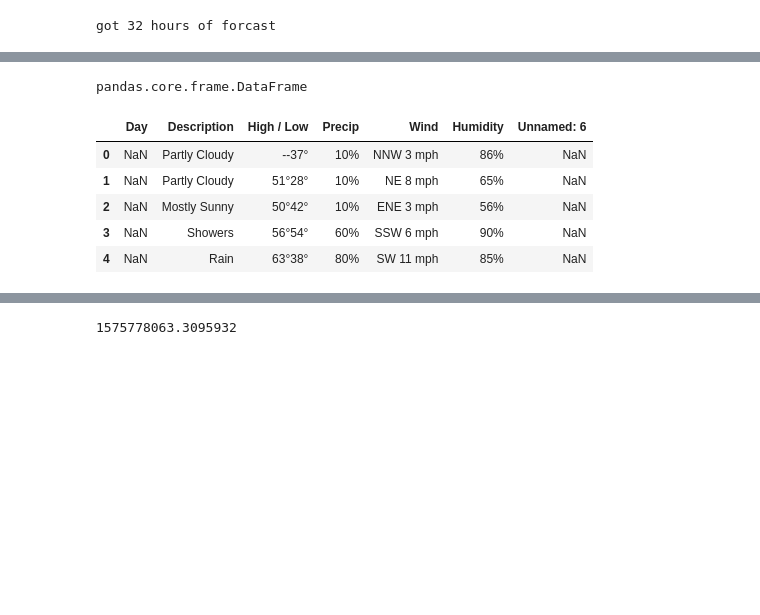
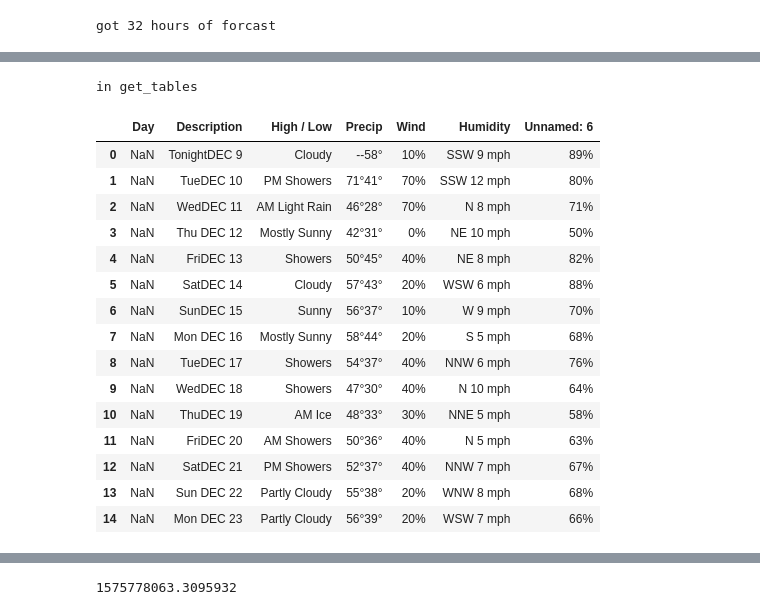
Before and after one commit to mvanorder/forecast-forecast_old, a Jupyter notebook: JoelVision/Extract/test_space.ipynb, the cells around one changed output, grey strips where cells are left out. Cells and saved outputs as stored; diff of their text form; code cells hidden in the pictures; blank space fills up the shorter version.

```diff
--- a/JoelVision/Extract/test_space.ipynb
+++ b/JoelVision/Extract/test_space.ipynb
@@ -287,14 +429,21 @@ goto_tenday(browser)
 # %%
 df = get_tables('ten_day', browser)
-type(df)
+df
 # %% [output]
-pandas.core.frame.DataFrame
+in get_tables
+|  | Day | Description | High / Low | Precip | Wind | Humidity | Unnamed: 6 |
+| 0 | NaN | TonightDEC 9 | Cloudy | --58° | 10% | SSW 9 mph | 89% |
+| 1 | NaN | TueDEC 10 | PM Showers | 71°41° | 70% | SSW 12 mph | 80% |
+| 2 | NaN | WedDEC 11 | AM Light Rain | 46°28° | 70% | N 8 mph | 71% |
+| 3 | NaN | Thu DEC 12 | Mostly Sunny | 42°31° | 0% | NE 10 mph | 50% |
+| 4 | NaN | FriDEC 13 | Showers | 50°45° | 40% | NE 8 mph | 82% |
+| 5 | NaN | SatDEC 14 | Cloudy | 57°43° | 20% | WSW 6 mph | 88% |
+| 6 | NaN | SunDEC 15 | Sunny | 56°37° | 10% | W 9 mph | 70% |
+| 7 | NaN | Mon DEC 16 | Mostly Sunny | 58°44° | 20% | S 5 mph | 68% |
+| 8 | NaN | TueDEC 17 | Showers | 54°37° | 40% | NNW 6 mph | 76% |
+| 9 | NaN | WedDEC 18 | Showers | 47°30° | 40% | N 10 mph | 64% |
+| 10 | NaN | ThuDEC 19 | AM Ice | 48°33° | 30% | NNE 5 mph | 58% |
+| 11 | NaN | FriDEC 20 | AM Showers | 50°36° | 40% | N 5 mph | 63% |
+| 12 | NaN | SatDEC 21 | PM Showers | 52°37° | 40% | NNW 7 mph | 67% |
+| 13 | NaN | Sun DEC 22 | Partly Cloudy | 55°38° | 20% | WNW 8 mph | 68% |
+| 14 | NaN | Mon DEC 23 | Partly Cloudy | 56°39° | 20% | WSW 7 mph | 66% |
-# %%
-df.shift(-1, axis=1).head()
-# %% [output]
-|  | Day | Description | High / Low | Precip | Wind | Humidity | Unnamed: 6 |
-| 0 | NaN | Partly Cloudy | --37° | 10% | NNW 3 mph | 86% | NaN |
-| 1 | NaN | Partly Cloudy | 51°28° | 10% | NE 8 mph | 65% | NaN |
-| 2 | NaN | Mostly Sunny | 50°42° | 10% | ENE 3 mph | 56% | NaN |
-| 3 | NaN | Showers | 56°54° | 60% | SSW 6 mph | 90% | NaN |
-| 4 | NaN | Rain | 63°38° | 80% | SW 11 mph | 85% | NaN |
```
Also changed, not shown: parts of 31 cells of this notebook.
